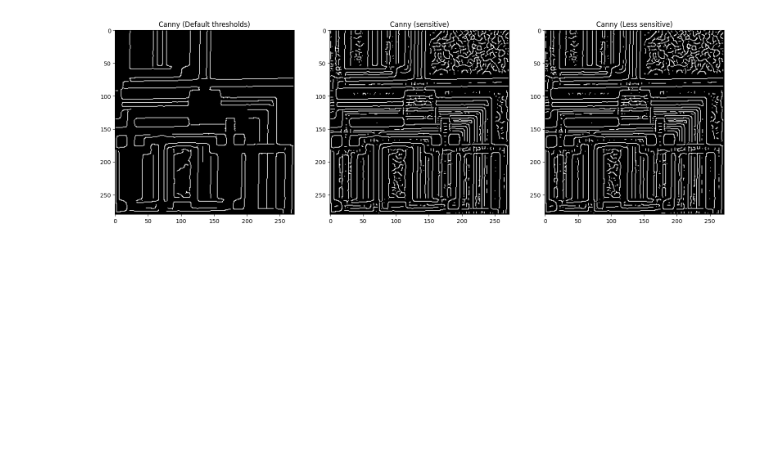
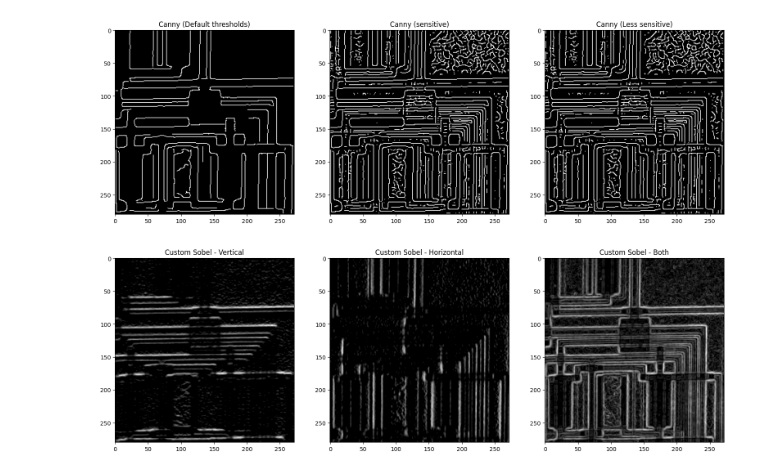
Before and after one commit to gehadnasser-2004/image-proccessing, a Jupyter notebook: lab5-std/Lab_Edge_Detection_STD.ipynb, the cells around one changed output. Cells and saved outputs as stored; diff of their text form; code cells hidden in the pictures; blank space fills up the shorter version.

Commit message:
Custom Sobel & Custom LoG

```diff
--- a/lab5-std/Lab_Edge_Detection_STD.ipynb
+++ b/lab5-std/Lab_Edge_Detection_STD.ipynb
@@ -89,0 +84,27 @@ thres= 20
+# %%
+# 2. Custom Sobel (V-H-Both)
+
+img = io.imread('circuit.tif', as_gray=True)
+thres = 20
+
+hx = np.array([[-1, -2, -1],
+               [ 0,  0,  0],
+               [ 1,  2,  1]])
+
+hy = np.array([[-1,  0,  1],
+               [-2,  0,  2],
+               [-1,  0,  1]])
+
+gx = convolve2d(img, hx, mode='same', boundary='symm')
+gy = convolve2d(img, hy, mode='same', boundary='symm')
+
+edge_strength = np.sqrt(gx**2 + gy**2)
+
+gx_thresh = (gx > thres) * gx
+gy_thresh = (gy > thres) * gy
+edge_thresh = (edge_strength > thres) * edge_strength
+
+show_images([gx_thresh, gy_thresh, edge_thresh],
+            ['Custom Sobel - Vertical', 'Custom Sobel - Horizontal', 'Custom Sobel - Both'])
+# %% [output]
+[figure, added]
```
Also changed, not shown: parts of 5 cells of this notebook.
